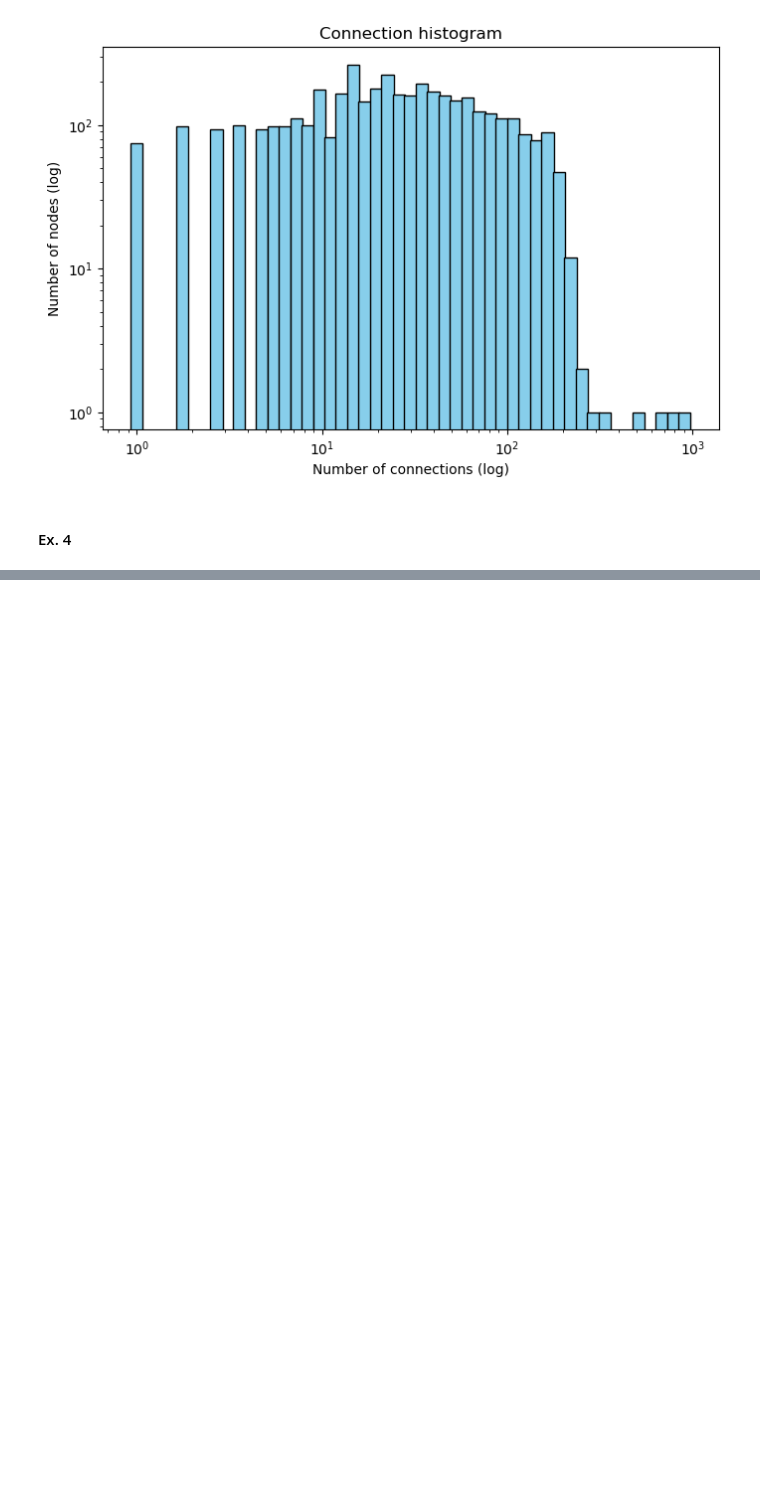
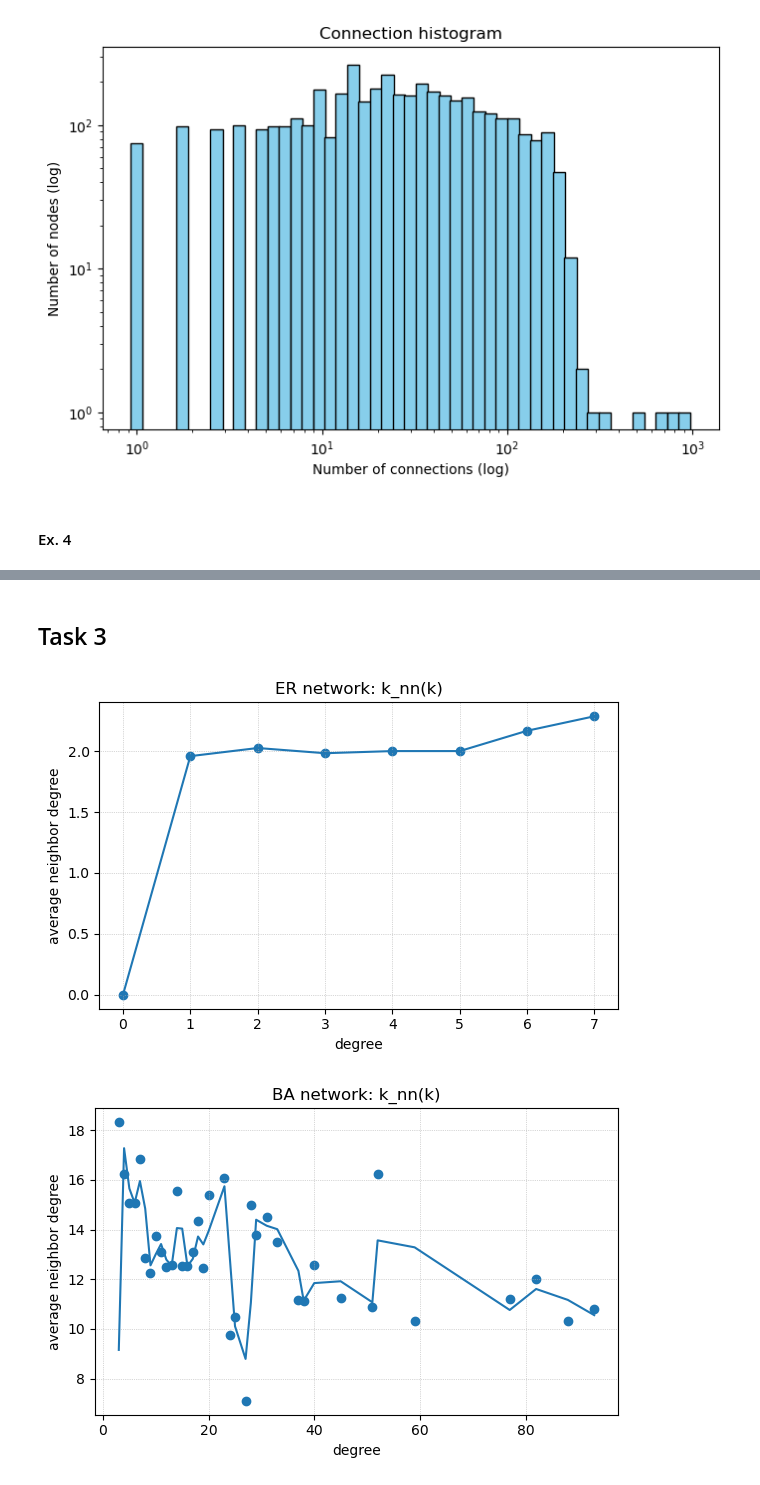
Before and after one commit to kubek22/SNARS, a Jupyter notebook: project4/project4.ipynb, the cells around one changed output, grey strips where cells are left out. Saved outputs shown, nothing was run; the diff lists cells and outputs as text; code cells hidden in the pictures; blank space fills up the shorter version.

```diff
--- a/project4/project4.ipynb
+++ b/project4/project4.ipynb
@@ -91,0 +161,46 @@ plt.show()
+# %% [markdown]
+## Task 3
+# %%
+def compute_k_nn_by_k(G):
+    and_vals = nx.average_neighbor_degree(G)
+    deg = dict(G.degree())
+    agg = defaultdict(list)
+    for node, k in deg.items():
+        agg[k].append(and_vals[node])
+    rows = []
+    for k in sorted(agg):
+        vals = np.array(agg[k])
+        rows.append((k, vals.mean(), vals.std(ddof=0), len(vals)))
+    df = pd.DataFrame(rows, columns=['k','k_nn_mean','k_nn_std','count'])
+    return df
+
+n = 1000
+p_er = 0.001
+m_ba = 3
+
+G_er = nx.erdos_renyi_graph(n, p_er, seed=42)
+G_ba = nx.barabasi_albert_graph(n, m_ba, seed=42)
+
+df_er = compute_k_nn_by_k(G_er)
+df_ba = compute_k_nn_by_k(G_ba)
+
+def plot_knn(df, title):
+    plt.figure(figsize=(6,4))
+    plt.scatter(df['k'], df['k_nn_mean'])
+    ks = df['k'].values
+    knn = df['k_nn_mean'].values
+    window = max(1, int(len(ks)*0.06))
+    smooth = np.convolve(knn, np.ones(window)/window, mode='same')
+    plt.plot(ks, smooth)
+    plt.xlabel('degree')
+    plt.ylabel('average neighbor degree')
+    plt.title(title)
+    plt.grid(True, which='both', linestyle=':', linewidth=0.5)
+    plt.tight_layout()
+    plt.show()
+
+plot_knn(df_er, "ER network: k_nn(k)")
+plot_knn(df_ba, "BA network: k_nn(k)")
+# %% [output]
+[figure, added]
+[figure, added]
```
Also changed, not shown: parts of 10 cells of this notebook.
